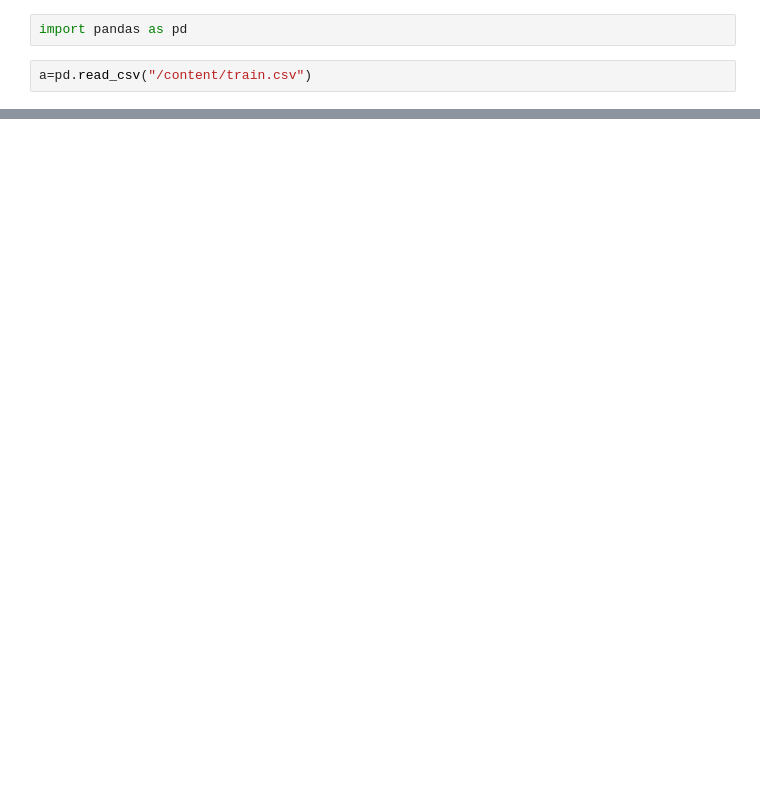
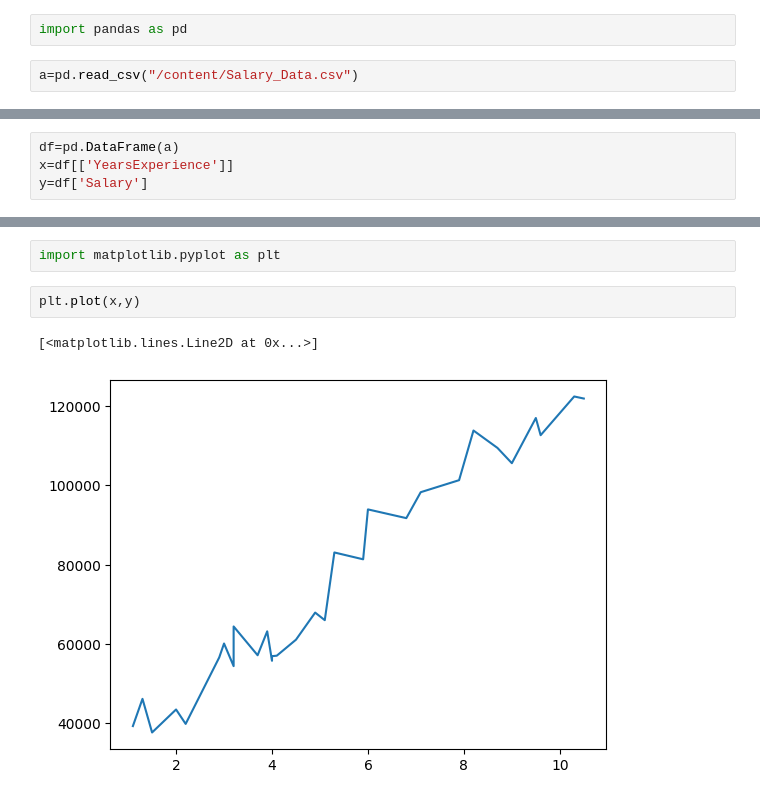
Before and after one commit to MrAtr/Statml, a Jupyter notebook: 2203A52131.ipynb, the cells around one changed output, grey strips where cells are left out. Cells and saved outputs as stored; diff of their text form; blank space fills up the shorter version.

```diff
--- a/2203A52131.ipynb
+++ b/2203A52131.ipynb
@@ -1,7 +1,7 @@
 # %%
 import pandas as pd
 # %%
-a=pd.read_csv("/content/train.csv")
+a=pd.read_csv("/content/Salary_Data.csv")
 # %%
 print(a)
 # %% [output]
@@ -194,0 +25,4 @@ def perceptron(w1,w2,w3,w4,w5,w6,w7,w8,w9,w10,w11,w12,w13,b):
+# %%
+df=pd.DataFrame(a)
+x=df[['YearsExperience']]
+y=df['Salary']
@@ -194,0 +50,7 @@ def perceptron(w1,w2,w3,w4,w5,w6,w7,w8,w9,w10,w11,w12,w13,b):
+# %%
+import matplotlib.pyplot as plt
+# %%
+plt.plot(x,y)
+# %% [output]
+[<matplotlib.lines.Line2D at 0x...>]
+[figure, added]
```
Also changed, not shown: parts of 24 cells of this notebook.
